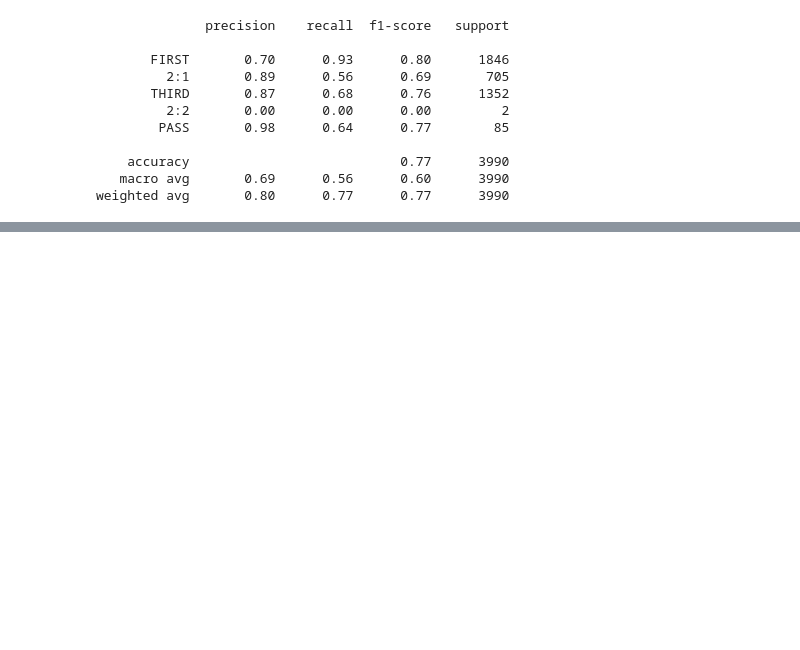
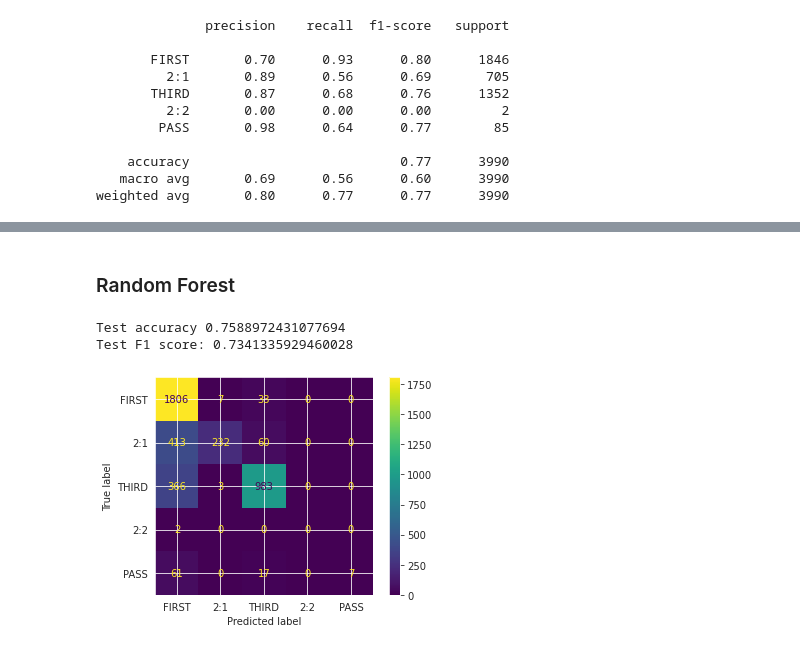
Before and after one commit to Abbracx/personal-statement-analysis, a Jupyter notebook: Personal statement analysis.ipynb, the cells around one changed output, grey strips where cells are left out. Drawn from its saved outputs; the diff is of its cells as text; code cells hidden in the pictures; blank space fills up the shorter version.

```diff
--- a/Personal statement analysis.ipynb
+++ b/Personal statement analysis.ipynb
@@ -1641,0 +1599,2 @@ From the above we can see that there is an improvement, with **Logistic Regressi
+# %% [markdown]
+### Random Forest
@@ -1641,0 +1604,15 @@ From the above we can see that there is an improvement, with **Logistic Regressi
+# %%
+print('Test accuracy %s' %accuracy_score(concat_y_test, y_pred))
+print('Test F1 score: {}'.format(f1_score(concat_y_test, y_pred, average='weighted')))
+# %% [output]
+Test accuracy 0.7588972431077694
+Test F1 score: 0.7341335929460028
+# %%
+# Logging a confusion matrix
+
+cm = confusion_matrix(concat_y_test, y_pred, labels=rfc.classes_)
+disp = ConfusionMatrixDisplay(confusion_matrix=cm, display_labels=['FIRST', '2:1', 'THIRD', '2:2', 'PASS'])
+disp.plot()
+plt.show()
+# %% [output]
+[figure, added]
```
Also changed, not shown: parts of 33 cells of this notebook.
